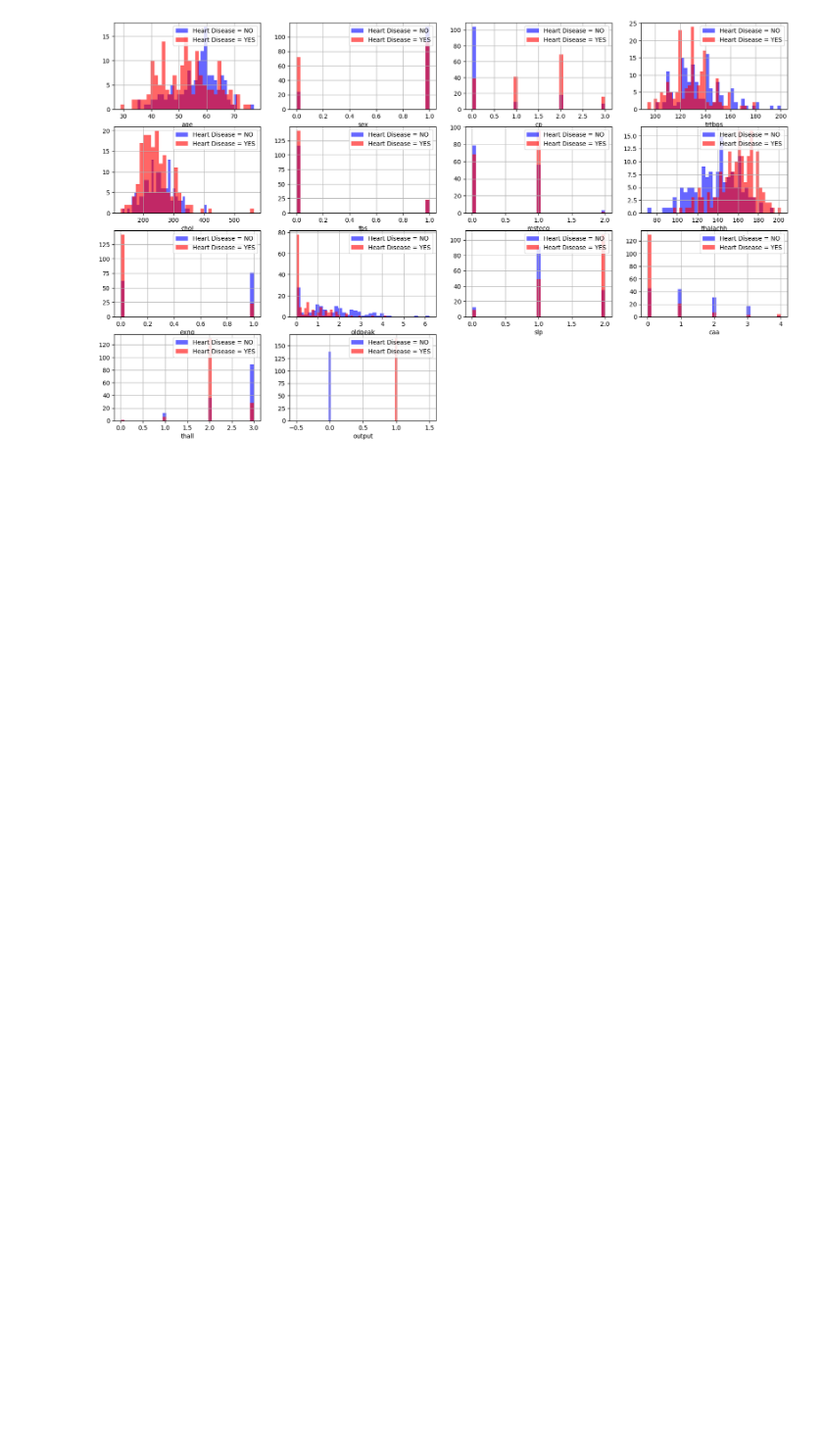
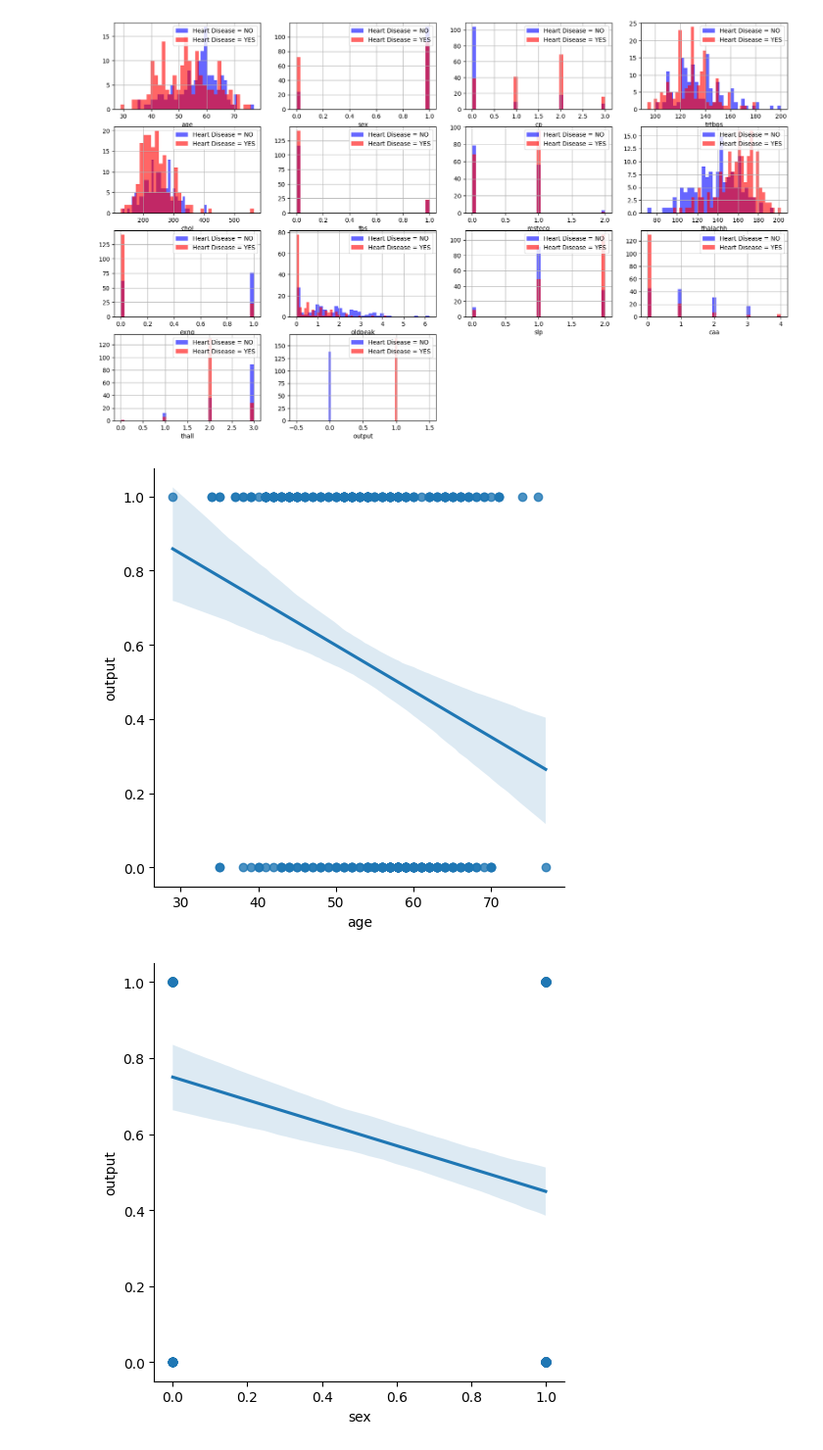
Before and after one commit to aybukecoper/Heart-Attack-Analysis-Prediction-Dataset, a Jupyter notebook: code/data_preparation.ipynb, the cells around one changed output. Shown at 98% size. Cells and saved outputs as stored; diff of their text form; code cells hidden in the pictures; blank space fills up the shorter version.

```diff
--- a/code/data_preparation.ipynb
+++ b/code/data_preparation.ipynb
@@ -57,3 +58,13 @@ for i, column in enumerate(df.columns):
     plt.xlabel(column)
 # %% [output]
 [figure]
+# %%
+# Exclude non-numeric columns
+numeric_columns = df.select_dtypes(include=[np.number]).columns
+
+# Plot linear regression line for each numeric column
+for column in numeric_columns:
+    sns.lmplot(x=column, y='output', data=df)
+# %% [output]
+[figure, added]
+[figure, added]
```
Also changed, not shown: parts of 2 cells of this notebook.
